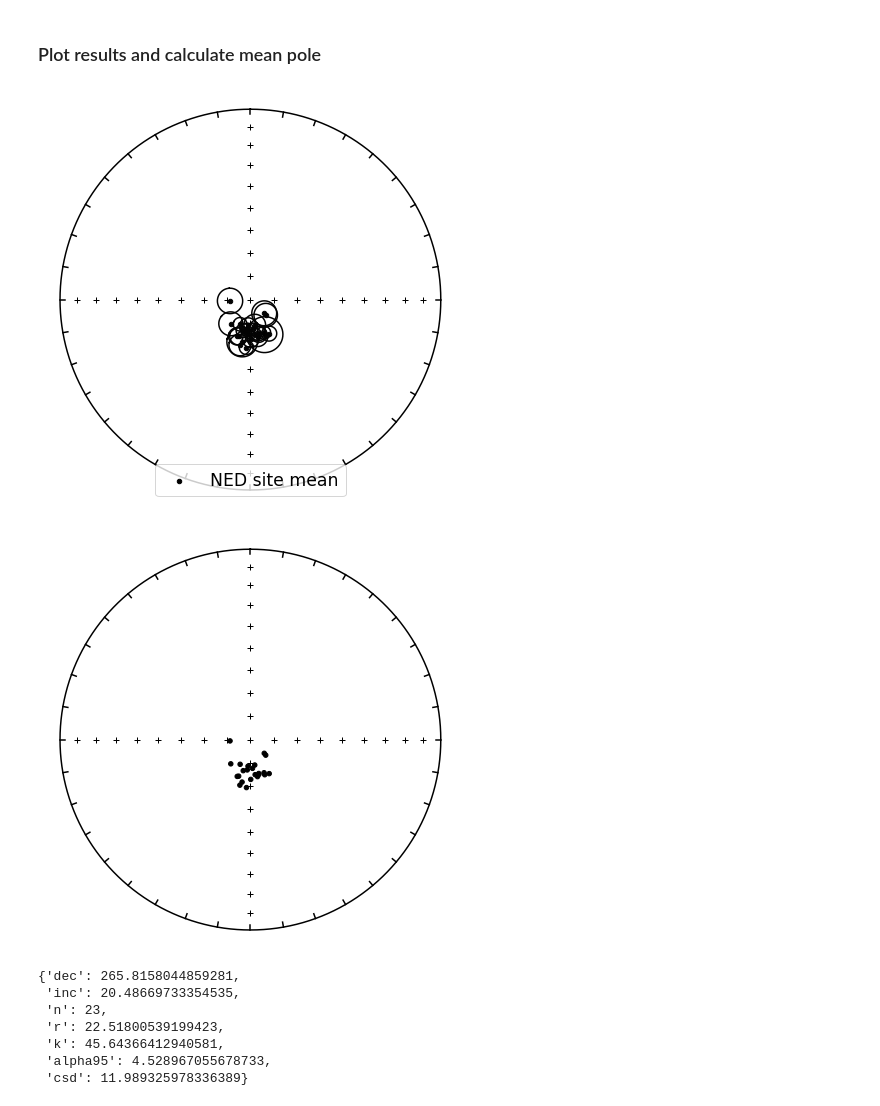
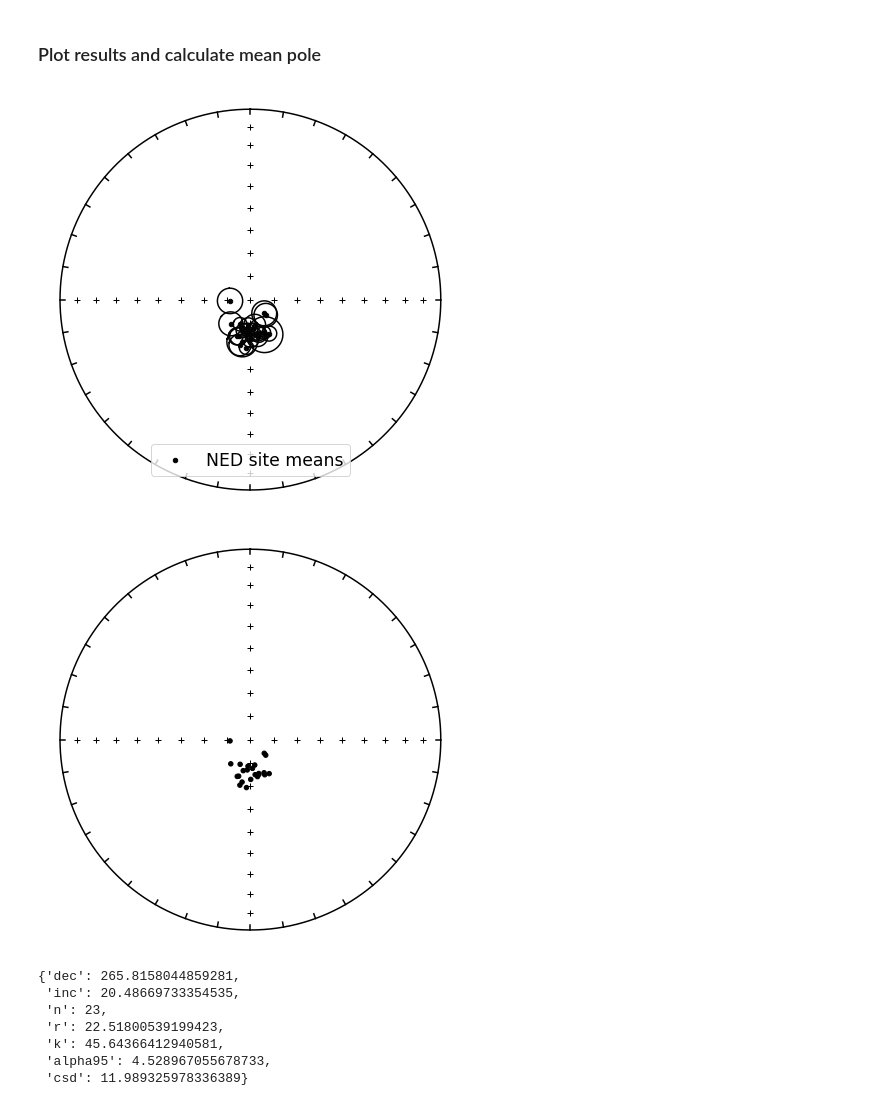
Before and after one commit to Swanson-Hysell-Group/2021_ECMB, a Jupyter notebook: code/ECMB_pmag_analysis.ipynb, the cells around one changed output. Drawn from its saved outputs; the diff is of its cells as text; code cells hidden in the pictures.

Commit message:
change to site mean legend

```diff
--- a/code/ECMB_pmag_analysis.ipynb
+++ b/code/ECMB_pmag_analysis.ipynb
@@ -161,20 +161,20 @@ NED_site_data_mc_vgp_lon = NED_site_data_mc['vgp_lon'].tolist()
 # %%
 plt.figure(figsize=(6,6))
 ipmag.plot_net()
 for n in range(0,len(NED_site_data_mc_dec)):
     ipmag.plot_di_mean(NED_site_data_mc_dec[n],NED_site_data_mc_inc[n],NED_site_data_mc_a95[n],
                        color=[.01,.01,.01])
-ipmag.plot_di(NED_site_data_mc_dec[0],NED_site_data_mc_inc[0],label='NED site mean')
-plt.legend(fontsize='xx-large',loc='lower center')
+ipmag.plot_di(NED_site_data_mc_dec[0],NED_site_data_mc_inc[0],label='NED site means')
+plt.legend(fontsize='xx-large',loc='lower center',bbox_to_anchor=(0.5,0.05))
 plt.savefig('visualizations/mc_site_mean_directions.pdf')
 plt.show()
 
 plt.figure(figsize=(6,6))
 ipmag.plot_net()
 ipmag.plot_di(NED_site_data_mc_dec,NED_site_data_mc_inc)
 plt.show()
 # %% [output]
-[figure, old version]
+[figure, new version]
 [figure]
 # %%
 NED_pole = ipmag.fisher_mean(NED_site_data_mc_vgp_lon,NED_site_data_mc_vgp_lat)
```
Also changed, not shown: 1 other file.
